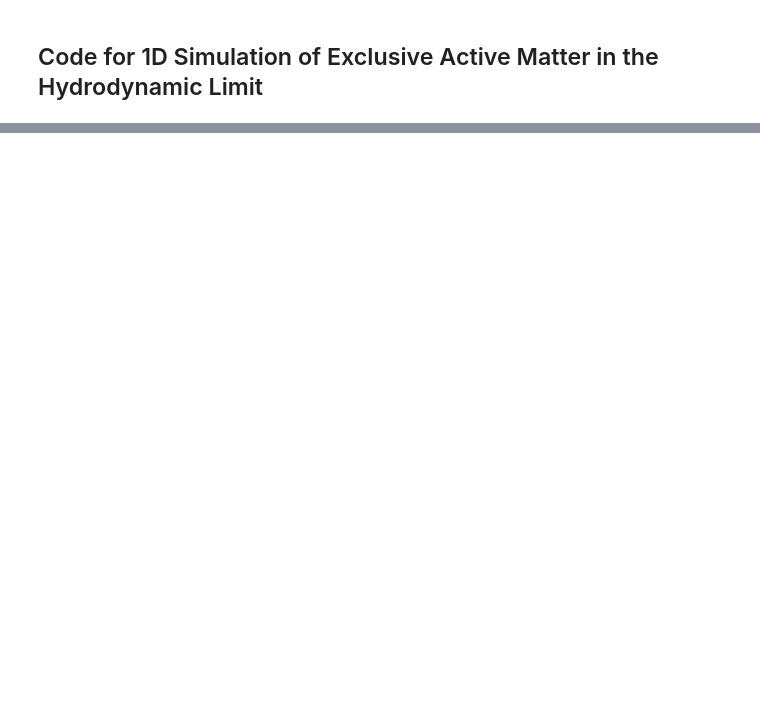
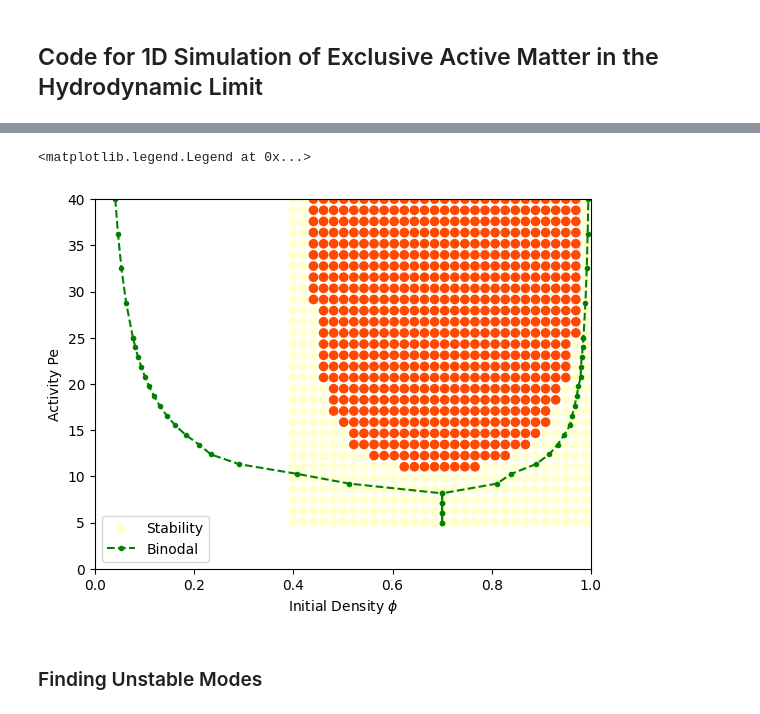
Before and after one commit to noahgrodzinski/Active-Interfaces, a Jupyter notebook: Numerics_1D/no_wall_sims/easy_to_read_1d_sims.ipynb, the cells around one changed output, grey strips where cells are left out. Drawn from its saved outputs; the diff is of its cells as text; code cells hidden in the pictures; blank space fills up the shorter version.

```diff
--- a/Numerics_1D/no_wall_sims/easy_to_read_1d_sims.ipynb
+++ b/Numerics_1D/no_wall_sims/easy_to_read_1d_sims.ipynb
@@ -62,0 +115,17 @@ print(max(test_f.history_rho[-1]))
+# %%
+plt.scatter(x_s, y_s, c=stability, label='Stability', vmin=-1.0, vmax=1.1, cmap='hot')
+plt.xlim(left=0.0, right=1.0)
+plt.ylim(bottom=0.0, top=40.0)
+
+
+plt.plot(vapour_density, v_0s, '.--g', label='Binodal')
+plt.plot(liquid_density, v_0s, '.--g')
+plt.xlim(left=0.0, right=1.0)
+plt.xlabel(r'Initial Density $\phi$')
+plt.ylabel(r'Activity Pe')
+plt.legend()
+# %% [output]
+<matplotlib.legend.Legend at 0x...>
+[figure, added]
+# %% [markdown]
+### Finding Unstable Modes
```
Also changed, not shown: parts of 19 cells of this notebook, 10 other files.
